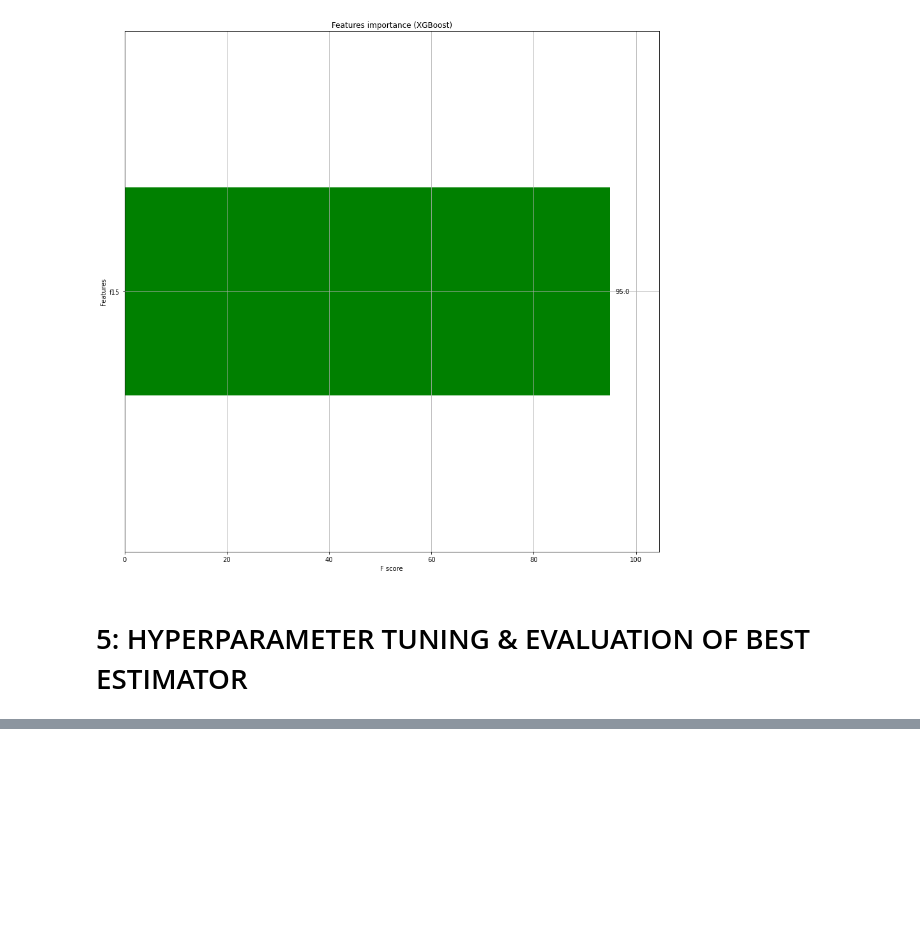
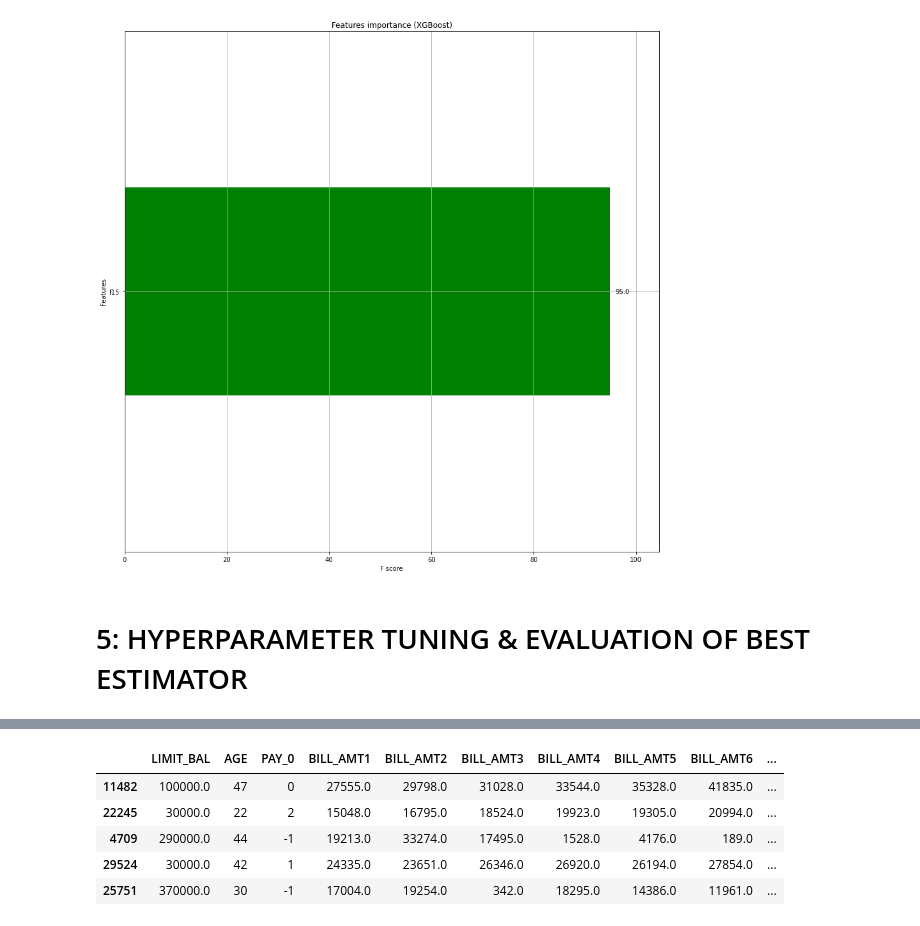
Before and after one commit to NevJay/Credit-Card-Default, a Jupyter notebook: XGBoost_task2.ipynb, the cells around one changed output, grey strips where cells are left out. Saved outputs shown, nothing was run; the diff lists cells and outputs as text; code cells hidden in the pictures; blank space fills up the shorter version.

```diff
--- a/XGBoost_task2.ipynb
+++ b/XGBoost_task2.ipynb
@@ -466,0 +515,9 @@ print("Classification Report :- \n",classification_report(y_test, pred))
+# %%
+X_train.head()
+# %% [output]
+|  | LIMIT_BAL | AGE | PAY_0 | BILL_AMT1 | BILL_AMT2 | BILL_AMT3 | BILL_AMT4 | BILL_AMT5 | BILL_AMT6 | ... |
+| 11482 | 100000.0 | 47 | 0 | 27555.0 | 29798.0 | 31028.0 | 33544.0 | 35328.0 | 41835.0 | ... |
+| 22245 | 30000.0 | 22 | 2 | 15048.0 | 16795.0 | 18524.0 | 19923.0 | 19305.0 | 20994.0 | ... |
+| 4709 | 290000.0 | 44 | -1 | 19213.0 | 33274.0 | 17495.0 | 1528.0 | 4176.0 | 189.0 | ... |
+| 29524 | 30000.0 | 42 | 1 | 24335.0 | 23651.0 | 26346.0 | 26920.0 | 26194.0 | 27854.0 | ... |
+| 25751 | 370000.0 | 30 | -1 | 17004.0 | 19254.0 | 342.0 | 18295.0 | 14386.0 | 11961.0 | ... |
```
Also changed, not shown: parts of 6 cells of this notebook.
